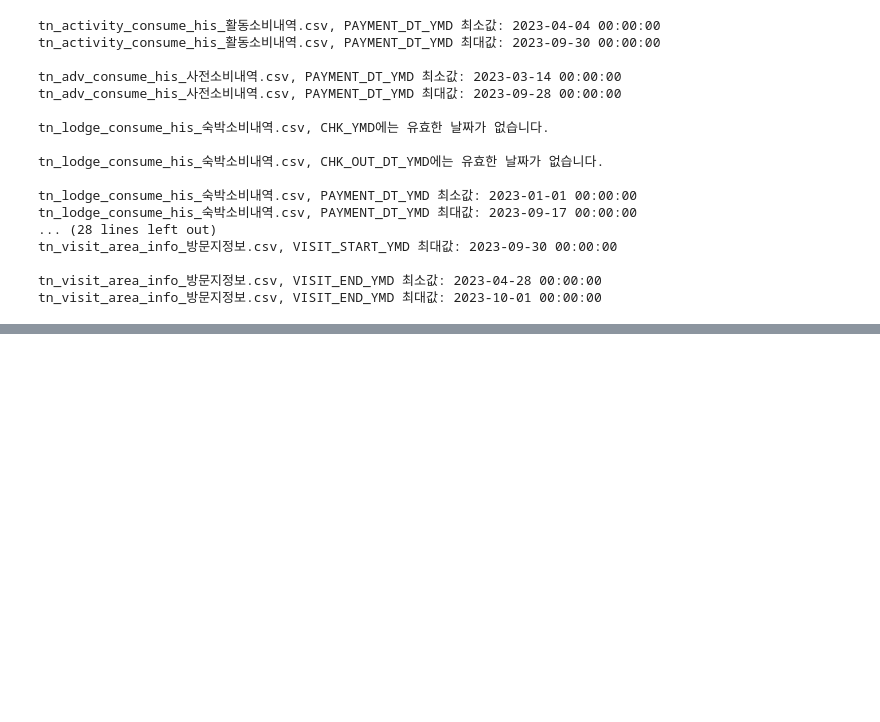
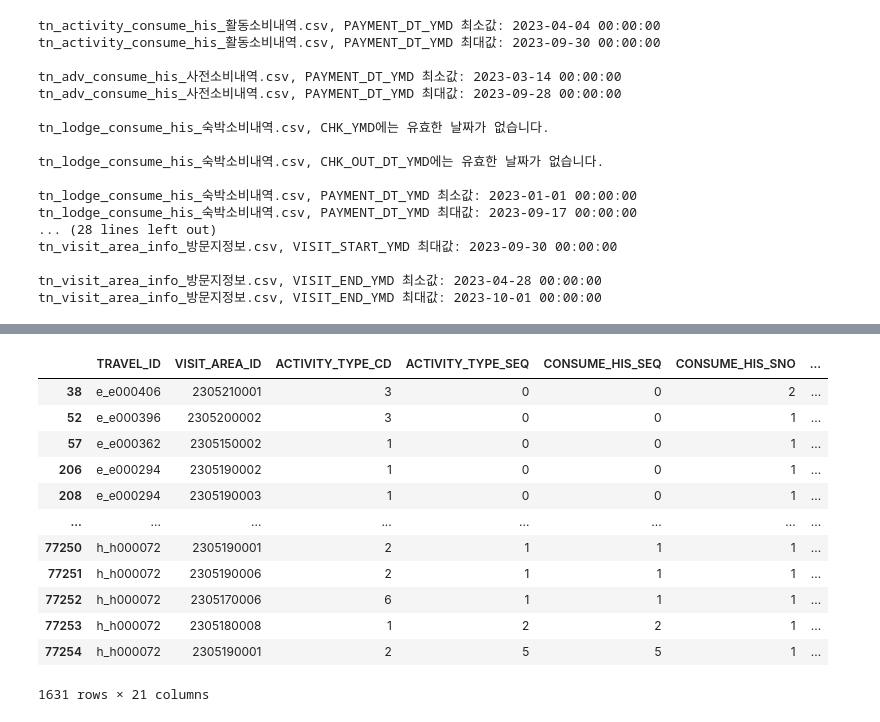
Before and after one commit to DencingParty/travel-data-engineering, a Jupyter notebook: one_week_data_for_test.ipynb, the cells around one changed output, grey strips where cells are left out. Saved outputs shown, nothing was run; the diff lists cells and outputs as text; code cells hidden in the pictures; blank space fills up the shorter version.

```diff
--- a/one_week_data_for_test.ipynb
+++ b/one_week_data_for_test.ipynb
@@ -297,0 +286,17 @@ filtered_dfs_22["tc_codea_코드A"]
+# %%
+# YMD 컬럼 기준으로 csv 파일 필터링
+region_dict_default["2023-05-14"]["tn_activity_consume_his_활동소비내역"]
+# %% [output]
+|  | TRAVEL_ID | VISIT_AREA_ID | ACTIVITY_TYPE_CD | ACTIVITY_TYPE_SEQ | CONSUME_HIS_SEQ | CONSUME_HIS_SNO | ... |
+| 38 | e_e000406 | 2305210001 | 3 | 0 | 0 | 2 | ... |
+| 52 | e_e000396 | 2305200002 | 3 | 0 | 0 | 1 | ... |
+| 57 | e_e000362 | 2305150002 | 1 | 0 | 0 | 1 | ... |
+| 206 | e_e000294 | 2305190002 | 1 | 0 | 0 | 1 | ... |
+| 208 | e_e000294 | 2305190003 | 1 | 0 | 0 | 1 | ... |
+| ... | ... | ... | ... | ... | ... | ... | ... |
+| 77250 | h_h000072 | 2305190001 | 2 | 1 | 1 | 1 | ... |
+| 77251 | h_h000072 | 2305190006 | 2 | 1 | 1 | 1 | ... |
+| 77252 | h_h000072 | 2305170006 | 6 | 1 | 1 | 1 | ... |
+| 77253 | h_h000072 | 2305180008 | 1 | 2 | 2 | 1 | ... |
+| 77254 | h_h000072 | 2305190001 | 2 | 5 | 5 | 1 | ... |
+1631 rows × 21 columns
```
Also changed, not shown: parts of 31 cells of this notebook, 1 other file.
